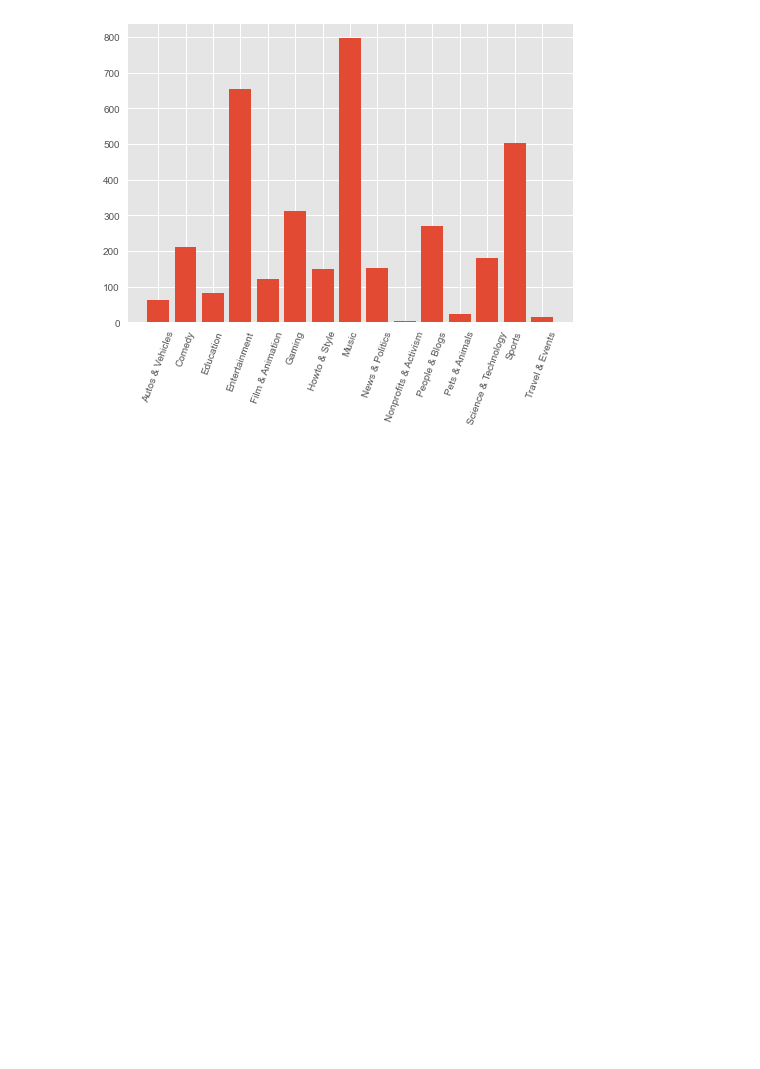
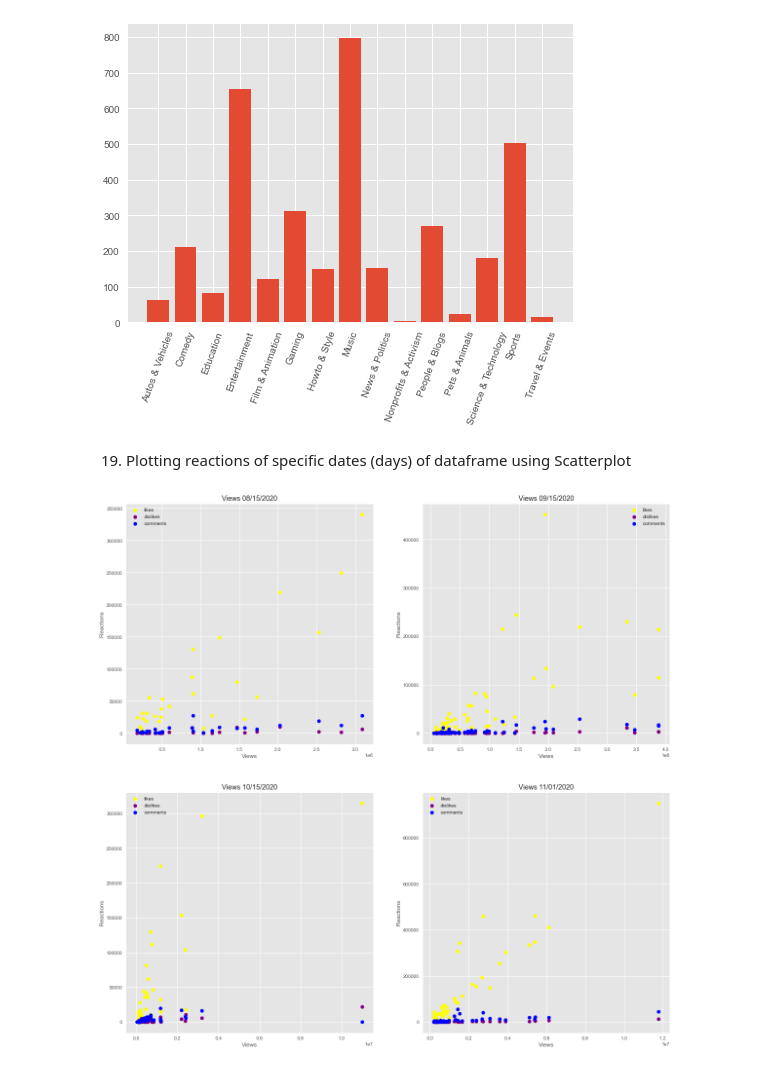
Before and after one commit to mehtee/Youtube_analysis_project, a Jupyter notebook: project.ipynb, the cells around one changed output. Cells and saved outputs as stored; diff of their text form; code cells hidden in the pictures; blank space fills up the shorter version.

Commit message:
📦 19. Plotting reactions of specific dates

```diff
--- a/project.ipynb
+++ b/project.ipynb
@@ -479,3 +479,20 @@ plt.xticks(rotation=70)
 plt.show()
 # %% [output]
 [figure]
+# %% [markdown]
+19. Plotting reactions of specific dates (days) of dataframe using Scatterplot
+# %%
+fig, (ax) = plt.subplots(2, figsize=(20, 20))
+dates_for_plot = ['08/15/2020', '09/15/2020', '10/15/2020', '11/01/2020']
+i = 1
+for date in dates_for_plot:
+    yt_date = yt[yt['date_trending'] == date]
+    ax = plt.subplot(2, 2, i)
+    i += 1
+    ax.scatter(yt_date['views'], yt_date['likes'], color='yellow')
+    ax.scatter(yt_date['views'], yt_date['dislikes'], color='purple')
+    ax.scatter(yt_date['views'], yt_date['comments'], color='blue')
+    ax.set(title=f'Views {date}', ylabel='Reactions', xlabel='Views')
+    ax.legend(['likes', 'dislikes', 'comments'])
+# %% [output]
+[figure, added]
```
